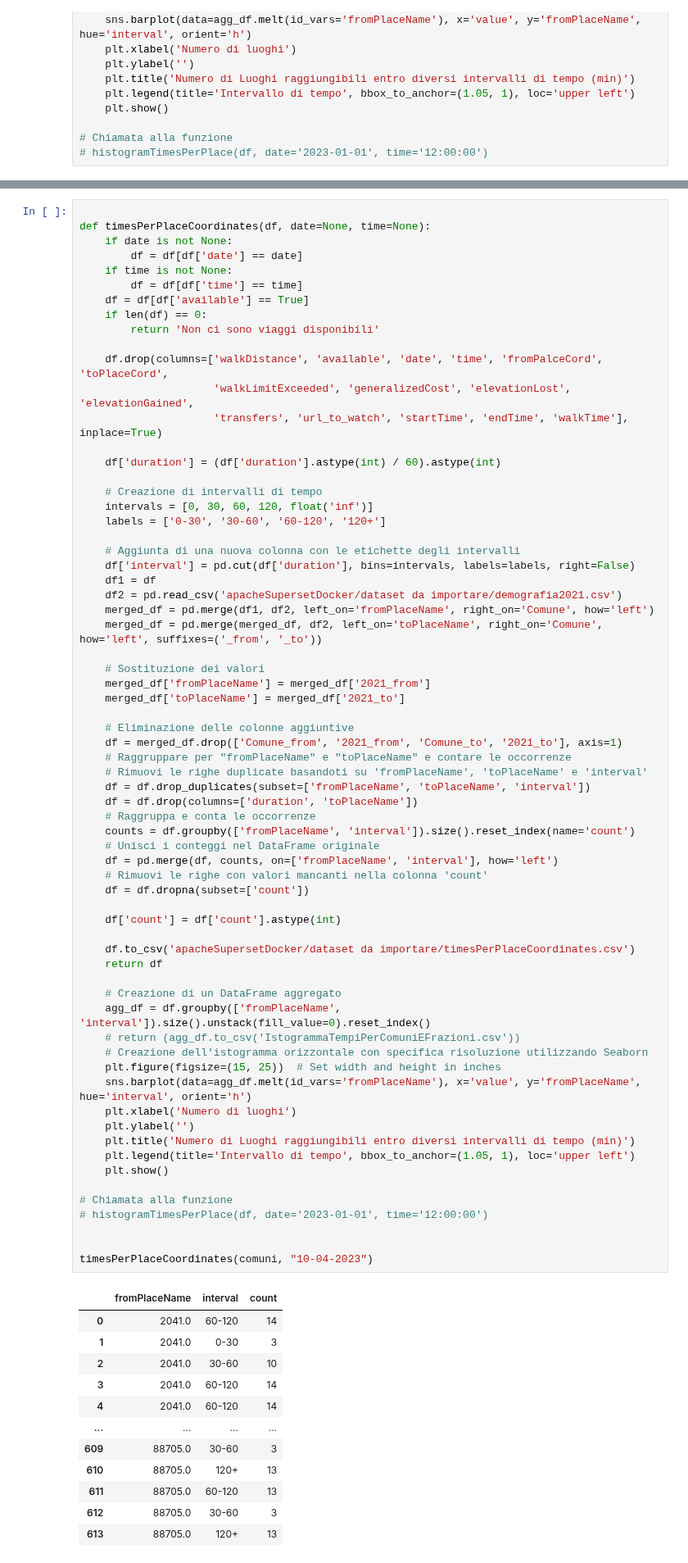
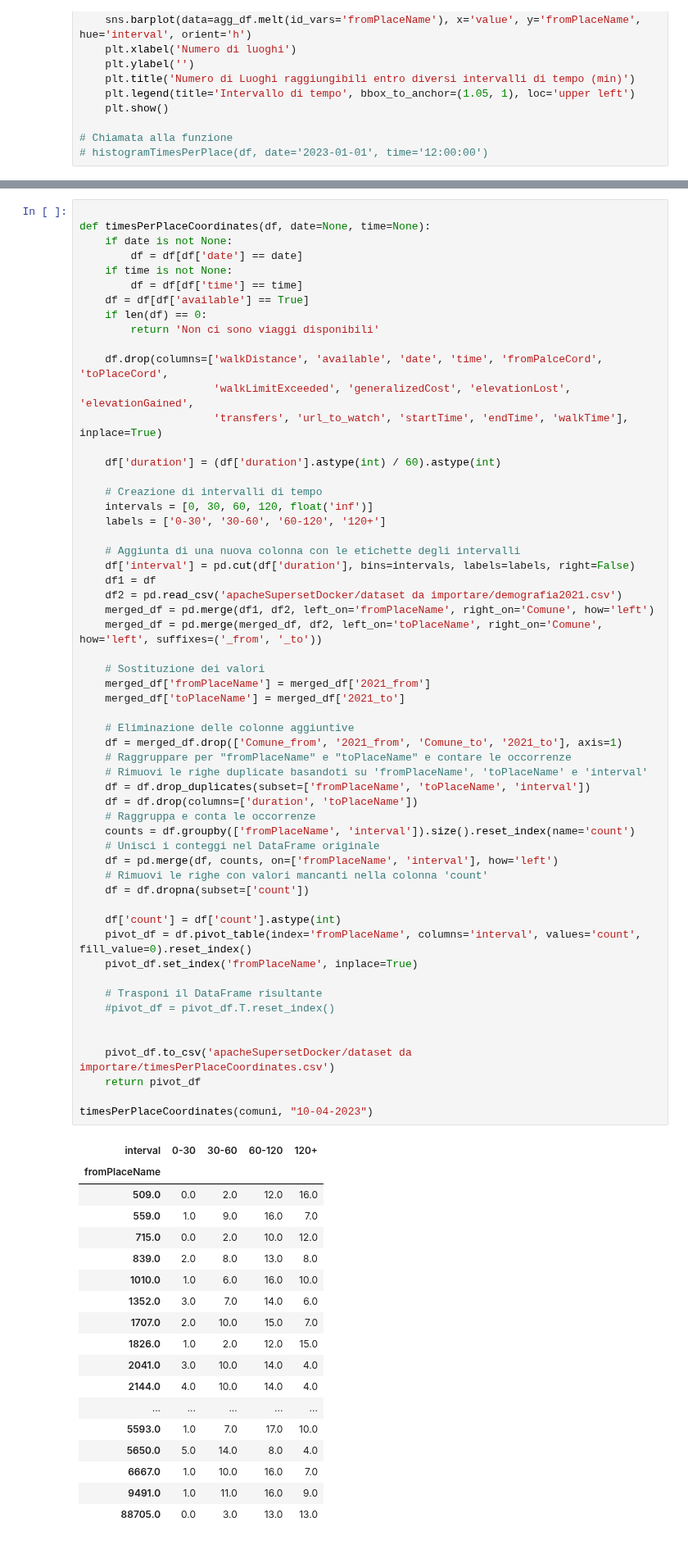
Before and after one commit to bianchi-john/OTPBorghi, a Jupyter notebook: plotter.ipynb, the cells around one changed output, grey strips where cells are left out. Shown at 82% size. Saved outputs shown, nothing was run; the diff lists cells and outputs as text.

```diff
--- a/plotter.ipynb
+++ b/plotter.ipynb
@@ -408,59 +437,55 @@ def timesPerPlaceCoordinates(df, date=None, time=None):
     # Aggiunta di una nuova colonna con le etichette degli intervalli
     df['interval'] = pd.cut(df['duration'], bins=intervals, labels=labels, right=False)
     df1 = df
     df2 = pd.read_csv('apacheSupersetDocker/dataset da importare/demografia2021.csv')
     merged_df = pd.merge(df1, df2, left_on='fromPlaceName', right_on='Comune', how='left')
     merged_df = pd.merge(merged_df, df2, left_on='toPlaceName', right_on='Comune', how='left', suffixes=('_from', '_to'))
 
     # Sostituzione dei valori
     merged_df['fromPlaceName'] = merged_df['2021_from']
     merged_df['toPlaceName'] = merged_df['2021_to']
 
     # Eliminazione delle colonne aggiuntive
     df = merged_df.drop(['Comune_from', '2021_from', 'Comune_to', '2021_to'], axis=1)
     # Raggruppare per "fromPlaceName" e "toPlaceName" e contare le occorrenze
     # Rimuovi le righe duplicate basandoti su 'fromPlaceName', 'toPlaceName' e 'interval'
     df = df.drop_duplicates(subset=['fromPlaceName', 'toPlaceName', 'interval'])
     df = df.drop(columns=['duration', 'toPlaceName'])
     # Raggruppa e conta le occorrenze
     counts = df.groupby(['fromPlaceName', 'interval']).size().reset_index(name='count')
     # Unisci i conteggi nel DataFrame originale
     df = pd.merge(df, counts, on=['fromPlaceName', 'interval'], how='left')
     # Rimuovi le righe con valori mancanti nella colonna 'count'
     df = df.dropna(subset=['count'])
 
     df['count'] = df['count'].astype(int)
+    pivot_df = df.pivot_table(index='fromPlaceName', columns='interval', values='count', fill_value=0).reset_index()
+    pivot_df.set_index('fromPlaceName', inplace=True)
 
-    df.to_csv('apacheSupersetDocker/dataset da importare/timesPerPlaceCoordinates.csv')
-    return df
-
-    # Creazione di un DataFrame aggregato
-    agg_df = df.groupby(['fromPlaceName', 'interval']).size().unstack(fill_value=0).reset_index()
-    # return (agg_df.to_csv('IstogrammaTempiPerComuniEFrazioni.csv'))
-    # Creazione dell'istogramma orizzontale con specifica risoluzione utilizzando Seaborn
-    plt.figure(figsize=(15, 25))  # Set width and height in inches
-    sns.barplot(data=agg_df.melt(id_vars='fromPlaceName'), x='value', y='fromPlaceName', hue='interval', orient='h')
-    plt.xlabel('Numero di luoghi')
-    plt.ylabel('')
-    plt.title('Numero di Luoghi raggiungibili entro diversi intervalli di tempo (min)')
-    plt.legend(title='Intervallo di tempo', bbox_to_anchor=(1.05, 1), loc='upper left')
-    plt.show()
-
-# Chiamata alla funzione
-# histogramTimesPerPlace(df, date='2023-01-01', time='12:00:00')
+    # Trasponi il DataFrame risultante
+    #pivot_df = pivot_df.T.reset_index()
 
 
+    pivot_df.to_csv('apacheSupersetDocker/dataset da importare/timesPerPlaceCoordinates.csv')
+    return pivot_df
+
 timesPerPlaceCoordinates(comuni, "10-04-2023")
 # %% [output]
-|  | fromPlaceName | interval | count |
-| 0 | 2041.0 | 60-120 | 14 |
-| 1 | 2041.0 | 0-30 | 3 |
-| 2 | 2041.0 | 30-60 | 10 |
-| 3 | 2041.0 | 60-120 | 14 |
-| 4 | 2041.0 | 60-120 | 14 |
-| ... | ... | ... | ... |
-| 609 | 88705.0 | 30-60 | 3 |
-| 610 | 88705.0 | 120+ | 13 |
-| 611 | 88705.0 | 60-120 | 13 |
-| 612 | 88705.0 | 30-60 | 3 |
-| 613 | 88705.0 | 120+ | 13 |
+| interval | 0-30 | 30-60 | 60-120 | 120+ |
+| fromPlaceName |  |  |  |  |
+| 509.0 | 0.0 | 2.0 | 12.0 | 16.0 |
+| 559.0 | 1.0 | 9.0 | 16.0 | 7.0 |
+| 715.0 | 0.0 | 2.0 | 10.0 | 12.0 |
+| 839.0 | 2.0 | 8.0 | 13.0 | 8.0 |
+| 1010.0 | 1.0 | 6.0 | 16.0 | 10.0 |
+| 1352.0 | 3.0 | 7.0 | 14.0 | 6.0 |
+| 1707.0 | 2.0 | 10.0 | 15.0 | 7.0 |
+| 1826.0 | 1.0 | 2.0 | 12.0 | 15.0 |
+| 2041.0 | 3.0 | 10.0 | 14.0 | 4.0 |
+| 2144.0 | 4.0 | 10.0 | 14.0 | 4.0 |
+| ... | ... | ... | ... | ... |
+| 5593.0 | 1.0 | 7.0 | 17.0 | 10.0 |
+| 5650.0 | 5.0 | 14.0 | 8.0 | 4.0 |
+| 6667.0 | 1.0 | 10.0 | 16.0 | 7.0 |
+| 9491.0 | 1.0 | 11.0 | 16.0 | 9.0 |
+| 88705.0 | 0.0 | 3.0 | 13.0 | 13.0 |
```
Also changed, not shown: parts of 8 cells of this notebook, 3 other files.
